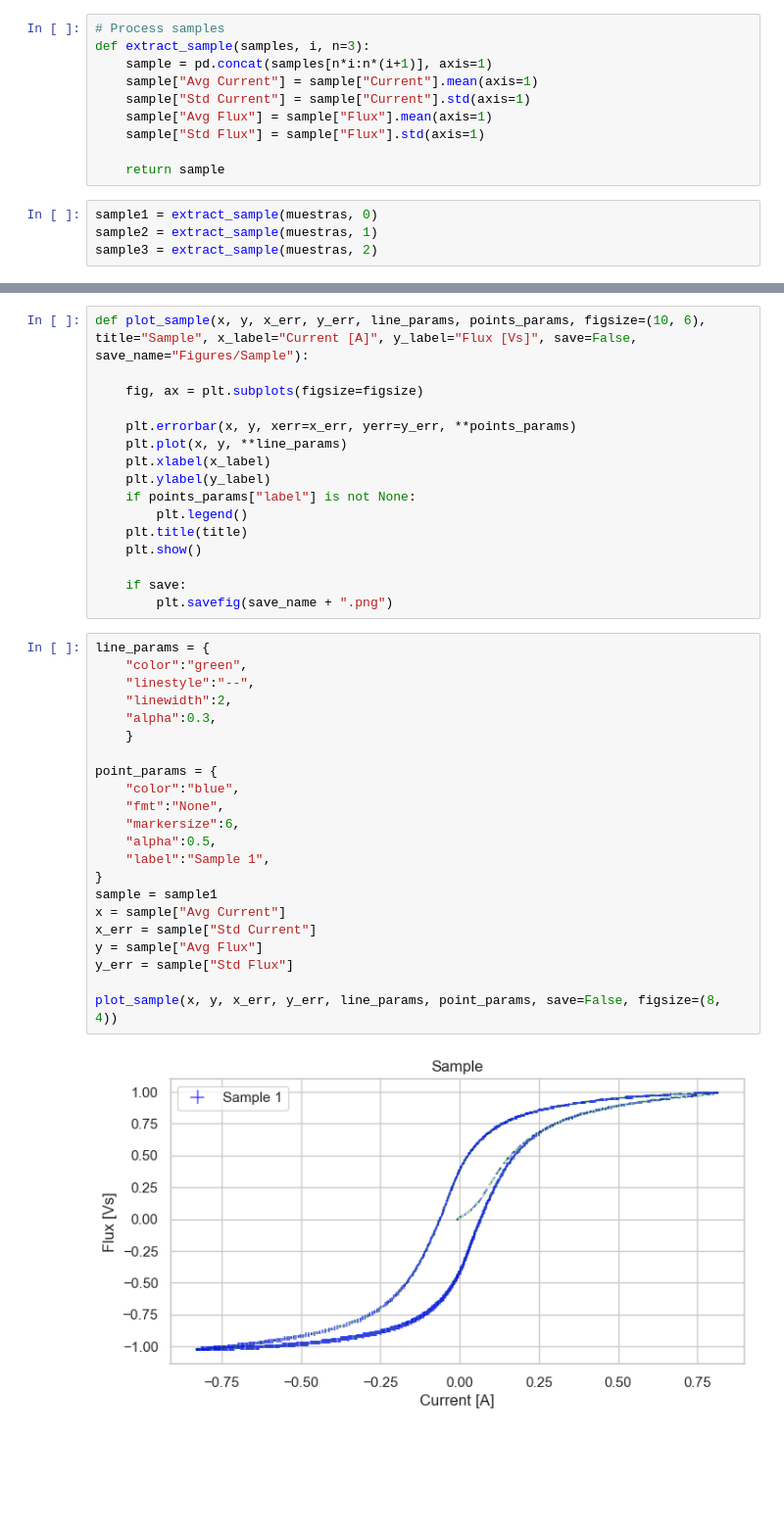
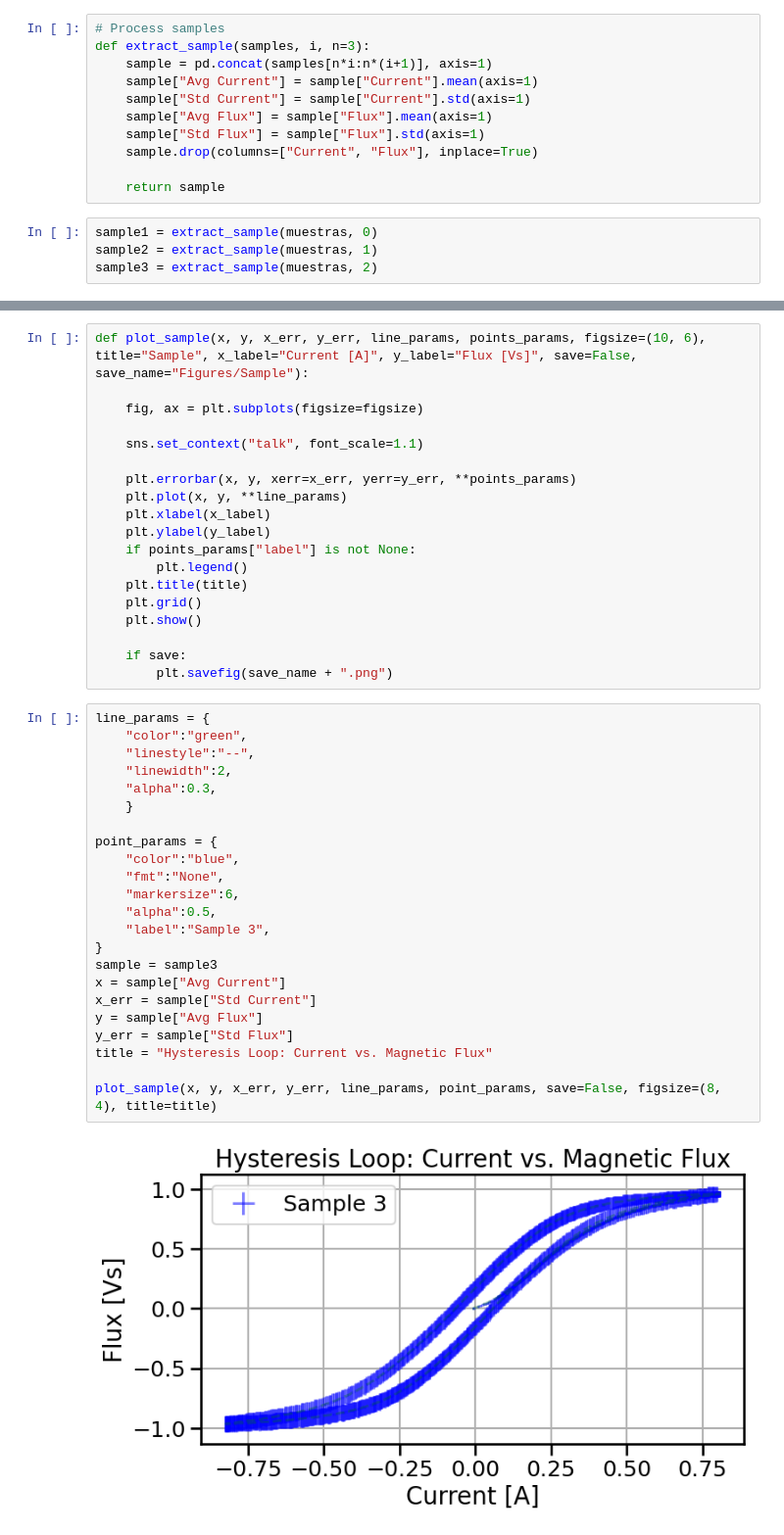
Before and after one commit to MrIsCM/Solid_State_Physics, a Jupyter notebook: Hysteresis/analysis.ipynb, the cells around one changed output, grey strips where cells are left out. Shown at 98% size. Drawn from its saved outputs; the diff is of its cells as text; blank space fills up the shorter version.

Commit message:
P7: Hysteresis - Results and Analysis

```diff
--- a/Hysteresis/analysis.ipynb
+++ b/Hysteresis/analysis.ipynb
@@ -26,6 +26,7 @@ def extract_sample(samples, i, n=3):
 	sample["Std Current"] = sample["Current"].std(axis=1)
 	sample["Avg Flux"] = sample["Flux"].mean(axis=1)
 	sample["Std Flux"] = sample["Flux"].std(axis=1)
+	sample.drop(columns=["Current", "Flux"], inplace=True)
 
 	return sample
 # %%
@@ -36,6 +41,8 @@ sample3 = extract_sample(muestras, 2)
 def plot_sample(x, y, x_err, y_err, line_params, points_params, figsize=(10, 6), title="Sample", x_label="Current [A]", y_label="Flux [Vs]", save=False, save_name="Figures/Sample"):
 
 	fig, ax = plt.subplots(figsize=figsize)
+
+	sns.set_context("talk", font_scale=1.1)
 
 	plt.errorbar(x, y, xerr=x_err, yerr=y_err, **points_params)
 	plt.plot(x, y, **line_params)
@@ -44,6 +51,7 @@ def plot_sample(x, y, x_err, y_err, line_params, points_params, figsize=(10, 6),
 	if points_params["label"] is not None:
 		plt.legend()
 	plt.title(title)
+	plt.grid()
 	plt.show()
 
 	if save:
@@ -51,24 +59,25 @@ def plot_sample(x, y, x_err, y_err, line_params, points_params, figsize=(10, 6),
 # %%
 line_params = {
 	"color":"green",
 	"linestyle":"--",
 	"linewidth":2,
 	"alpha":0.3,
 	}
 
 point_params = {
 	"color":"blue",
 	"fmt":"None",
 	"markersize":6,
 	"alpha":0.5,
-	"label":"Sample 1",
+	"label":"Sample 3",
 }
-sample = sample1
+sample = sample3
 x = sample["Avg Current"]
 x_err = sample["Std Current"]
 y = sample["Avg Flux"]
 y_err = sample["Std Flux"]
+title = "Hysteresis Loop: Current vs. Magnetic Flux"
 
-plot_sample(x, y, x_err, y_err, line_params, point_params, save=False, figsize=(8, 4))
+plot_sample(x, y, x_err, y_err, line_params, point_params, save=False, figsize=(8, 4), title=title)
 # %% [output]
-[figure, old version]
+[figure, new version]
```
Also changed, not shown: parts of 9 cells of this notebook.
